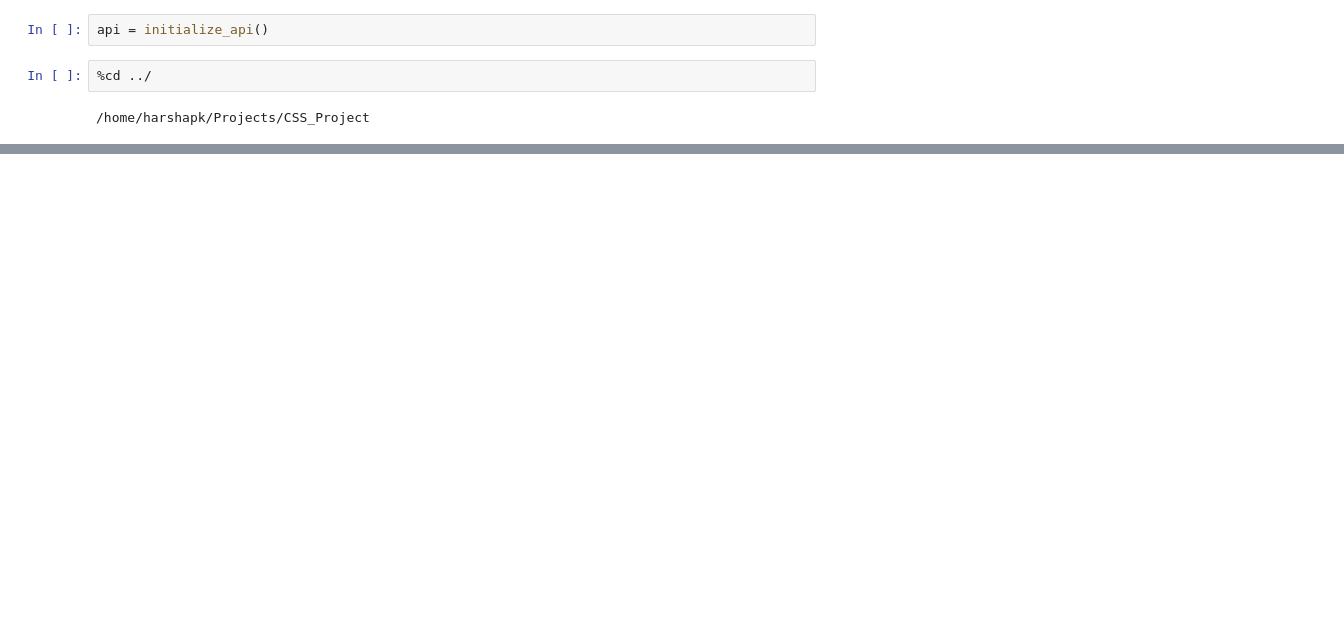
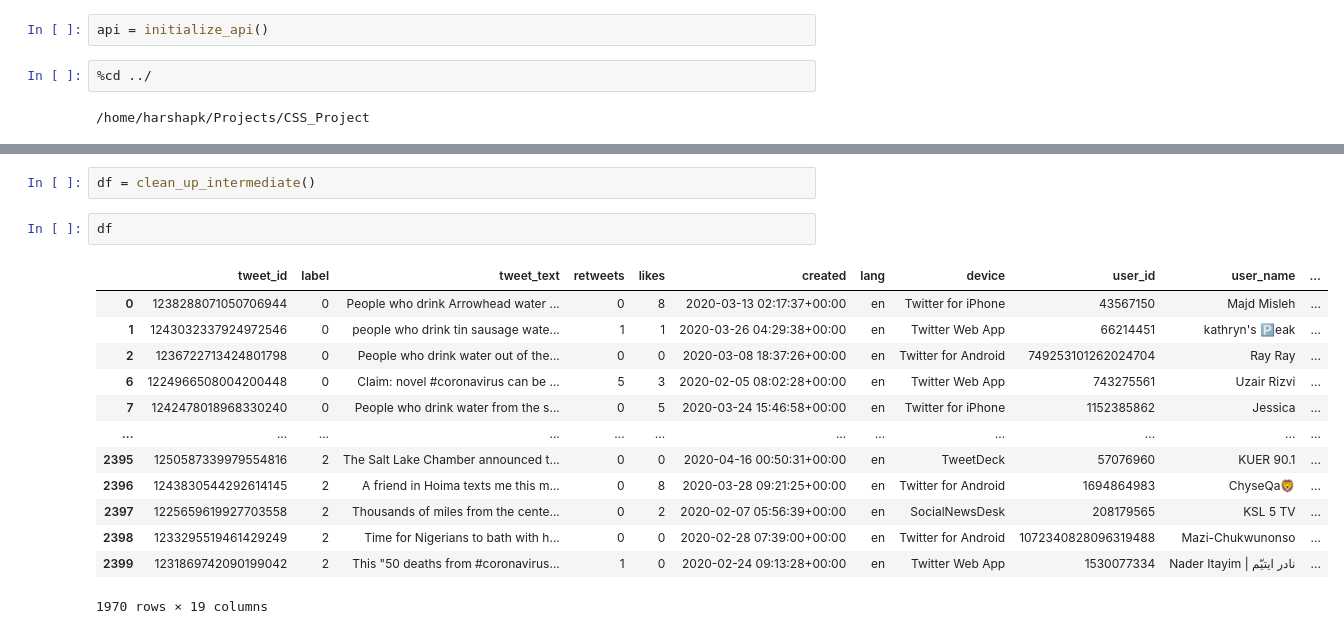
Before and after one commit to kage08/CSS_Project, a Jupyter notebook: notebooks/NewExtract.ipynb, the cells around one changed output, grey strips where cells are left out. Drawn from its saved outputs; the diff is of its cells as text; blank space fills up the shorter version.

```diff
--- a/notebooks/NewExtract.ipynb
+++ b/notebooks/NewExtract.ipynb
@@ -49,0 +177,18 @@ df.iloc[900:930]
+# %%
+df = clean_up_intermediate()
+# %%
+df
+# %% [output]
+|  | tweet_id | label | tweet_text | retweets | likes | created | lang | device | user_id | user_name | ... |
+| 0 | 1238288071050706944 | 0 | People who drink Arrowhead water ... | 0 | 8 | 2020-03-13 02:17:37+00:00 | en | Twitter for iPhone | 43567150 | Majd Misleh | ... |
+| 1 | 1243032337924972546 | 0 | people who drink tin sausage wate... | 1 | 1 | 2020-03-26 04:29:38+00:00 | en | Twitter Web App | 66214451 | kathryn's 🅿️eak | ... |
+| 2 | 1236722713424801798 | 0 | People who drink water out of the... | 0 | 0 | 2020-03-08 18:37:26+00:00 | en | Twitter for Android | 749253101262024704 | Ray Ray | ... |
+| 6 | 1224966508004200448 | 0 | Claim: novel #coronavirus can be ... | 5 | 3 | 2020-02-05 08:02:28+00:00 | en | Twitter Web App | 743275561 | Uzair Rizvi | ... |
+| 7 | 1242478018968330240 | 0 | People who drink water from the s... | 0 | 5 | 2020-03-24 15:46:58+00:00 | en | Twitter for iPhone | 1152385862 | Jessica | ... |
+| ... | ... | ... | ... | ... | ... | ... | ... | ... | ... | ... | ... |
+| 2395 | 1250587339979554816 | 2 | The Salt Lake Chamber announced t... | 0 | 0 | 2020-04-16 00:50:31+00:00 | en | TweetDeck | 57076960 | KUER 90.1 | ... |
+| 2396 | 1243830544292614145 | 2 | A friend in Hoima texts me this m... | 0 | 8 | 2020-03-28 09:21:25+00:00 | en | Twitter for Android | 1694864983 | ChyseQa🦁 | ... |
+| 2397 | 1225659619927703558 | 2 | Thousands of miles from the cente... | 0 | 2 | 2020-02-07 05:56:39+00:00 | en | SocialNewsDesk | 208179565 | KSL 5 TV | ... |
+| 2398 | 1233295519461429249 | 2 | Time for Nigerians to bath with h... | 0 | 0 | 2020-02-28 07:39:00+00:00 | en | Twitter for Android | 1072340828096319488 | Mazi-Chukwunonso | ... |
+| 2399 | 1231869742090199042 | 2 | This "50 deaths from #coronavirus... | 1 | 0 | 2020-02-24 09:13:28+00:00 | en | Twitter Web App | 1530077334 | Nader Itayim | ‌‌نادر ایتیّم | ... |
+1970 rows × 19 columns
```
Also changed, not shown: parts of 4 cells of this notebook, 2 other files.
